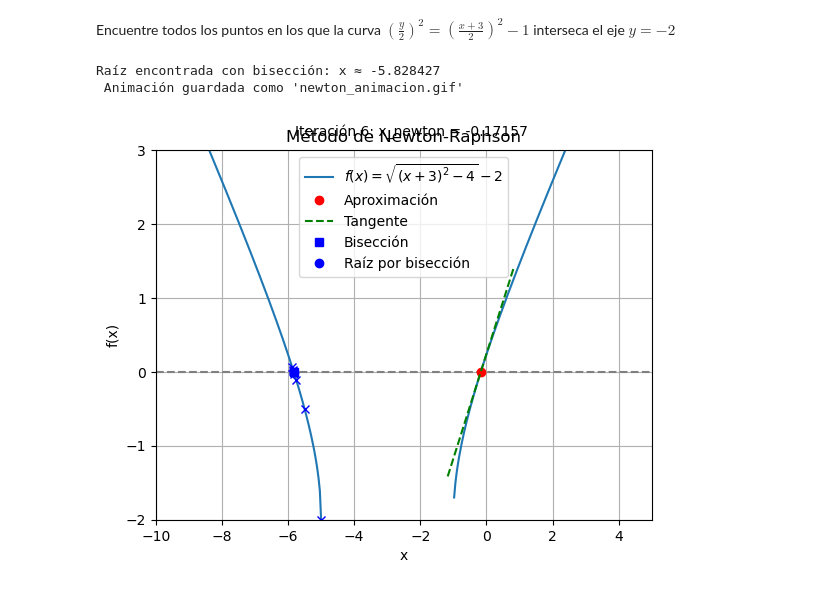
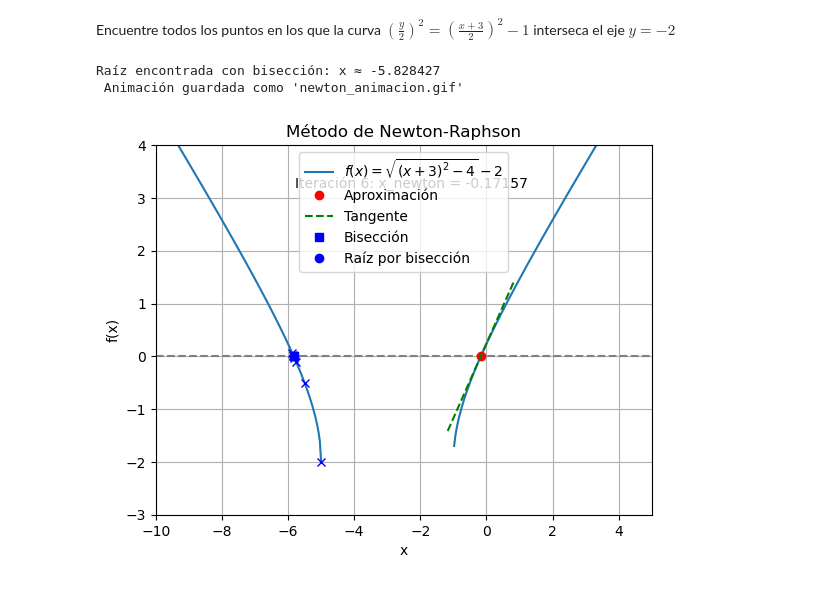
Before and after one commit to DaniMF05/TALLERERS_MN, a Jupyter notebook: TALLER_02/ejercicio_2.ipynb, the cells around one changed output. Saved outputs shown, nothing was run; the diff lists cells and outputs as text; code cells hidden in the pictures.

```diff
--- a/TALLER_02/ejercicio_2.ipynb
+++ b/TALLER_02/ejercicio_2.ipynb
@@ -8,7 +8,15 @@ from scipy.optimize import newton
 
 # === Definir función y derivada ===
 def f(x):
-    return np.sqrt((x + 3)**2 - 4) - 2
+    val = (x + 3)**2 - 4
+    if np.isscalar(val):
+        return np.sqrt(val) - 2 if val >= 0 else np.nan
+    else:
+        resultado = np.empty_like(x)
+        mask = val >= 0
+        resultado[mask] = np.sqrt(val[mask]) - 2
+        resultado[~mask] = np.nan
+        return resultado
 
 def f_prime(x):
     return (x + 3) / np.sqrt((x + 3)**2 - 4)
@@ -31,7 +39,7 @@ fig, ax = plt.subplots()
 ax.plot(x_vals, y_vals, label=r"$f(x) = \sqrt{(x+3)^2 - 4} - 2$")
 ax.axhline(0, color='gray', linestyle='--')
 ax.set_xlim(-10, 5)
-ax.set_ylim(-2, 3)
+ax.set_ylim(-3, 4)
 ax.set_title("Método de Newton-Raphson")
 ax.set_xlabel("x")
 ax.set_ylabel("f(x)")
@@ -87,31 +95,31 @@ def biseccion(f, a, b, tol=1e-6, max_iter=50):
             break
         if f(a) * f(c) < 0:
             b = c
         else:
             a = c
     return c, pasos_biseccion
 
 # Buscar otra raíz en [-6, -4]
 raiz_bis, pasos_bis = biseccion(f, -6, -4)
 print(f"Raíz encontrada con bisección: x ≈ {raiz_bis:.6f}")
 
 for i, x_b in enumerate(pasos_bis):
     ax.plot(x_b, f(x_b), 'bx')  # puntos azules en cada paso
 ax.plot(raiz_bis, f(raiz_bis), 'bo', label='Raíz por bisección')
 ax.legend()
 
 
 # === Crear y guardar animación ===
 num_frames = max(len(steps), len(pasos_bis))
 ani = FuncAnimation(fig, update, frames=num_frames, interval=1000, blit=True)
 
 # Guardar como .gif
 ani.save(r"C:\Users\PcUser\OneDrive - Escuela Politécnica Nacional\Escritorio\Miguel Robles\4to\Metodos_ numericos\Laboratorios\LAboratorios grupales\lab2\TALLERERS_MN\TALLER_02newton_animacion.gif", writer=PillowWriter(fps=1))
 
 
 
 print(" Animación guardada como 'newton_animacion.gif'")
 # %% [output]
 Raíz encontrada con bisección: x ≈ -5.828427
  Animación guardada como 'newton_animacion.gif'
-[figure, old version]
+[figure, new version]
```
